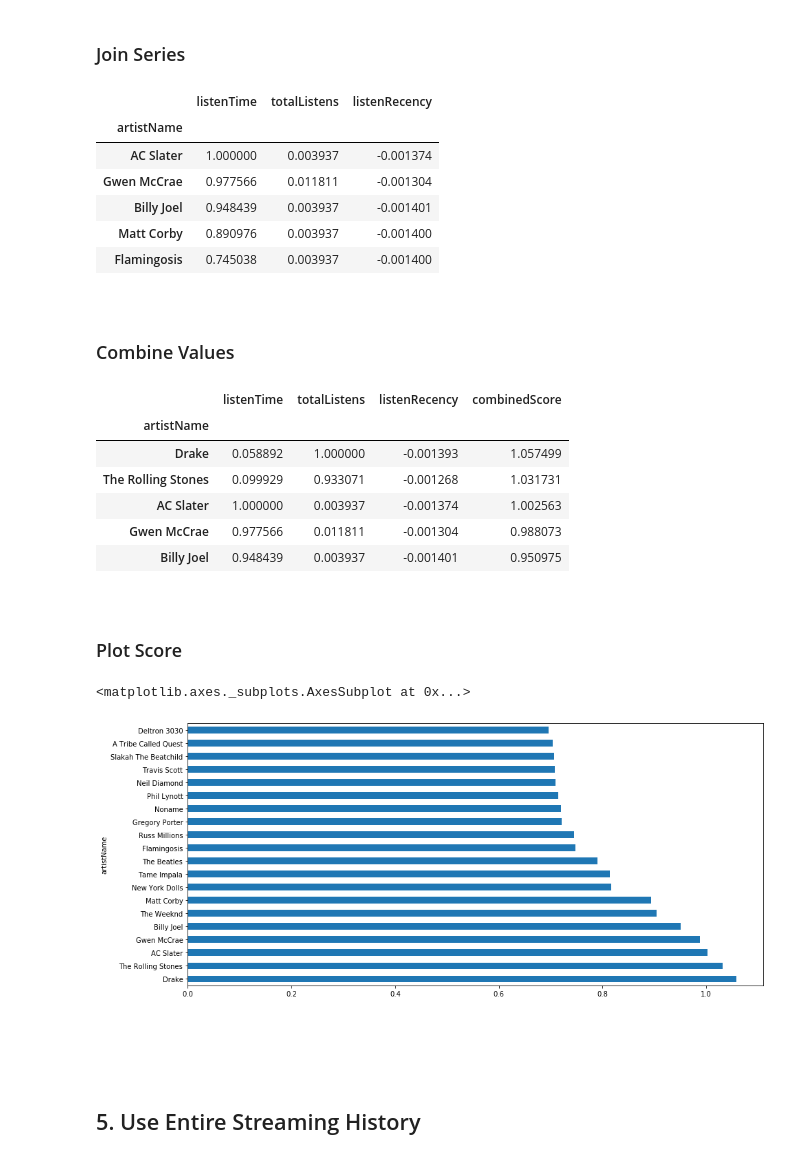
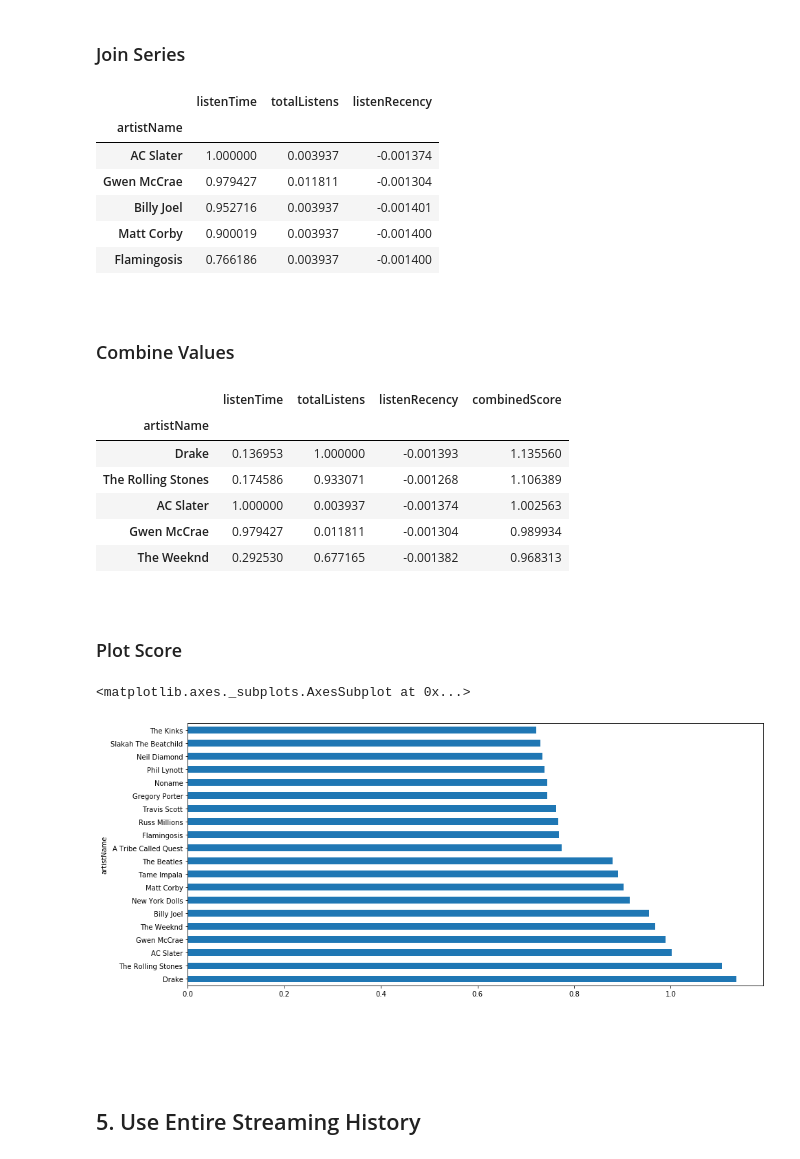
Before and after one commit to jacKlinc/spotify-usage-analysis, a Jupyter notebook: notebooks/Artist_Playtime.ipynb, the cells around one changed output. Saved outputs shown, nothing was run; the diff lists cells and outputs as text; code cells hidden in the pictures.

```diff
--- a/notebooks/Artist_Playtime.ipynb
+++ b/notebooks/Artist_Playtime.ipynb
@@ -230,18 +225,18 @@ Name: recencyScore, Length: 9921, dtype: float64
 ## &nbsp;
 ### Artist's Average Recency Score
 # %%
-# Listen time ranges per artist
-def get_avg_recency(recency_score):
-    """Pass recency score to get average of all artists"""
-    # Get average of all
-    mean_recency = recency_score.mean()
-    # Group by artist and sort
-    artist_recency = stream_hist.groupby('artistName').recencyScore.agg('mean').sort_values(ascending=False)
-    # Subtract each from average and return
-    return artist_recency.map(lambda x: x - mean_recency)
+# # Listen time ranges per artist
+# def get_avg_recency(recency_score):
+#     """Pass recency score to get average of all artists"""
+#     # Get average of all
+#     mean_recency = recency_score.mean()
+#     # Group by artist and sort
+#     artist_recency = stream_hist.groupby('artistName').recencyScore.agg('mean').sort_values(ascending=False)
+#     # Subtract each from average and return
+#     return artist_recency.map(lambda x: x - mean_recency)
 
-avg_recency = get_avg_recency(recency)
-avg_recency
+# avg_recency = get_avg_recency(recency)
+# avg_recency
 # %% [output]
 artistName
 New York Dolls                         0.998591
@@ -279,34 +274,34 @@ Combine all weights:
 # Create DataFrame for weights
 artist_relevance = pd.DataFrame()
 artist_relevance['listenTime'] = listen_time_graded
-artist_relevance['totalListens'] = songs_per_artist
-artist_relevance['listenRecency'] = artist_recency
+artist_relevance['totalListens'] = total_songs
+artist_relevance['listenRecency'] = avg_recency
 
 artist_relevance.head()
 # %% [output]
 |  | listenTime | totalListens | listenRecency |
 | artistName |  |  |  |
 | AC Slater | 1.000000 | 0.003937 | -0.001374 |
-| Gwen McCrae | 0.977566 | 0.011811 | -0.001304 |
-| Billy Joel | 0.948439 | 0.003937 | -0.001401 |
-| Matt Corby | 0.890976 | 0.003937 | -0.001400 |
-| Flamingosis | 0.745038 | 0.003937 | -0.001400 |
+| Gwen McCrae | 0.979427 | 0.011811 | -0.001304 |
+| Billy Joel | 0.952716 | 0.003937 | -0.001401 |
+| Matt Corby | 0.900019 | 0.003937 | -0.001400 |
+| Flamingosis | 0.766186 | 0.003937 | -0.001400 |
 # %% [markdown]
 &nbsp;
 ### Combine Values
 # %%
-artist_relevance['combinedScore'] = listen_time_graded + songs_per_artist + artist_recency
+artist_relevance['combinedScore'] = listen_time_graded + total_songs + avg_recency
 artist_relevance = artist_relevance.sort_values(by='combinedScore', ascending=False)
 
 artist_relevance.head()
 # %% [output]
 |  | listenTime | totalListens | listenRecency | combinedScore |
 | artistName |  |  |  |  |
-| Drake | 0.058892 | 1.000000 | -0.001393 | 1.057499 |
-| The Rolling Stones | 0.099929 | 0.933071 | -0.001268 | 1.031731 |
+| Drake | 0.136953 | 1.000000 | -0.001393 | 1.135560 |
+| The Rolling Stones | 0.174586 | 0.933071 | -0.001268 | 1.106389 |
 | AC Slater | 1.000000 | 0.003937 | -0.001374 | 1.002563 |
-| Gwen McCrae | 0.977566 | 0.011811 | -0.001304 | 0.988073 |
-| Billy Joel | 0.948439 | 0.003937 | -0.001401 | 0.950975 |
+| Gwen McCrae | 0.979427 | 0.011811 | -0.001304 | 0.989934 |
+| The Weeknd | 0.292530 | 0.677165 | -0.001382 | 0.968313 |
 # %% [markdown]
 &nbsp;
 ### Plot Score
@@ -314,7 +309,7 @@ artist_relevance.head()
 bar_plot20(artist_relevance.combinedScore)
 # %% [output]
 <matplotlib.axes._subplots.AxesSubplot at 0x...>
-[figure, old version]
+[figure, new version]
 # %% [markdown]
 # &nbsp;
 
```
Also changed, not shown: parts of 10 cells of this notebook.
